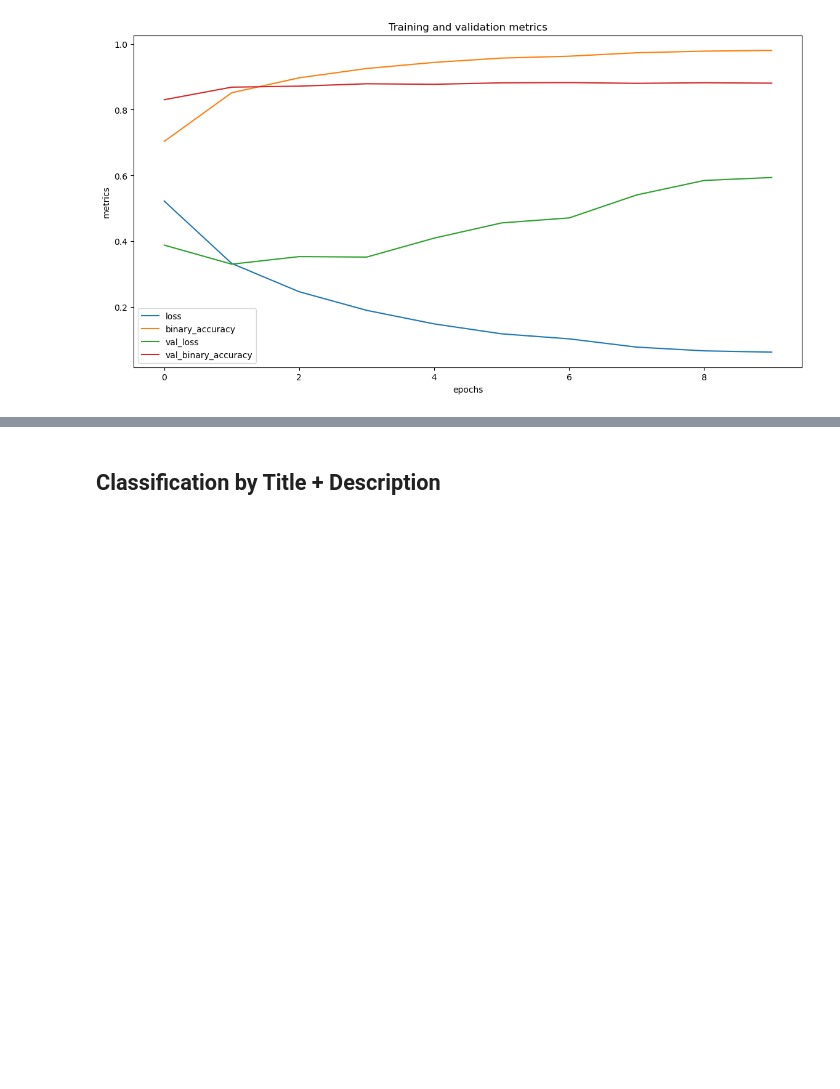
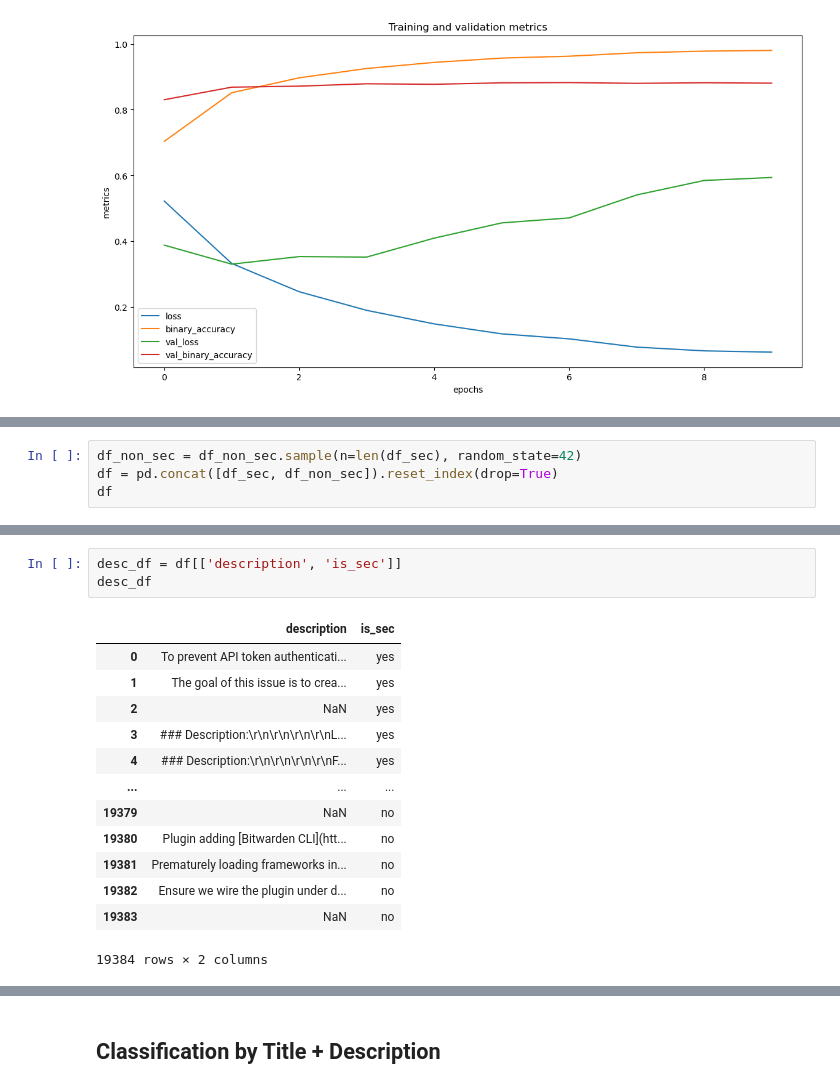
Before and after one commit to TeamPML/GuthubSecurityIssues, a Jupyter notebook: modelling.ipynb, the cells around one changed output, grey strips where cells are left out. Saved outputs shown, nothing was run; the diff lists cells and outputs as text; blank space fills up the shorter version.

```diff
--- a/modelling.ipynb
+++ b/modelling.ipynb
@@ -462,0 +464,4 @@ plt.show()
+# %%
+df_non_sec = df_non_sec.sample(n=len(df_sec), random_state=42)
+df = pd.concat([df_sec, df_non_sec]).reset_index(drop=True)
+df
@@ -462,0 +482,17 @@ plt.show()
+# %%
+desc_df = df[['description', 'is_sec']]
+desc_df
+# %% [output]
+|  | description | is_sec |
+| 0 | To prevent API token authenticati... | yes |
+| 1 | The goal of this issue is to crea... | yes |
+| 2 | NaN | yes |
+| 3 | ### Description:\r\n\r\n\r\n\r\nL... | yes |
+| 4 | ### Description:\r\n\r\n\r\n\r\nF... | yes |
+| ... | ... | ... |
+| 19379 | NaN | no |
+| 19380 | Plugin adding [Bitwarden CLI](htt... | no |
+| 19381 | Prematurely loading frameworks in... | no |
+| 19382 | Ensure we wire the plugin under d... | no |
+| 19383 | NaN | no |
+19384 rows × 2 columns
```
Also changed, not shown: parts of 22 cells of this notebook.
